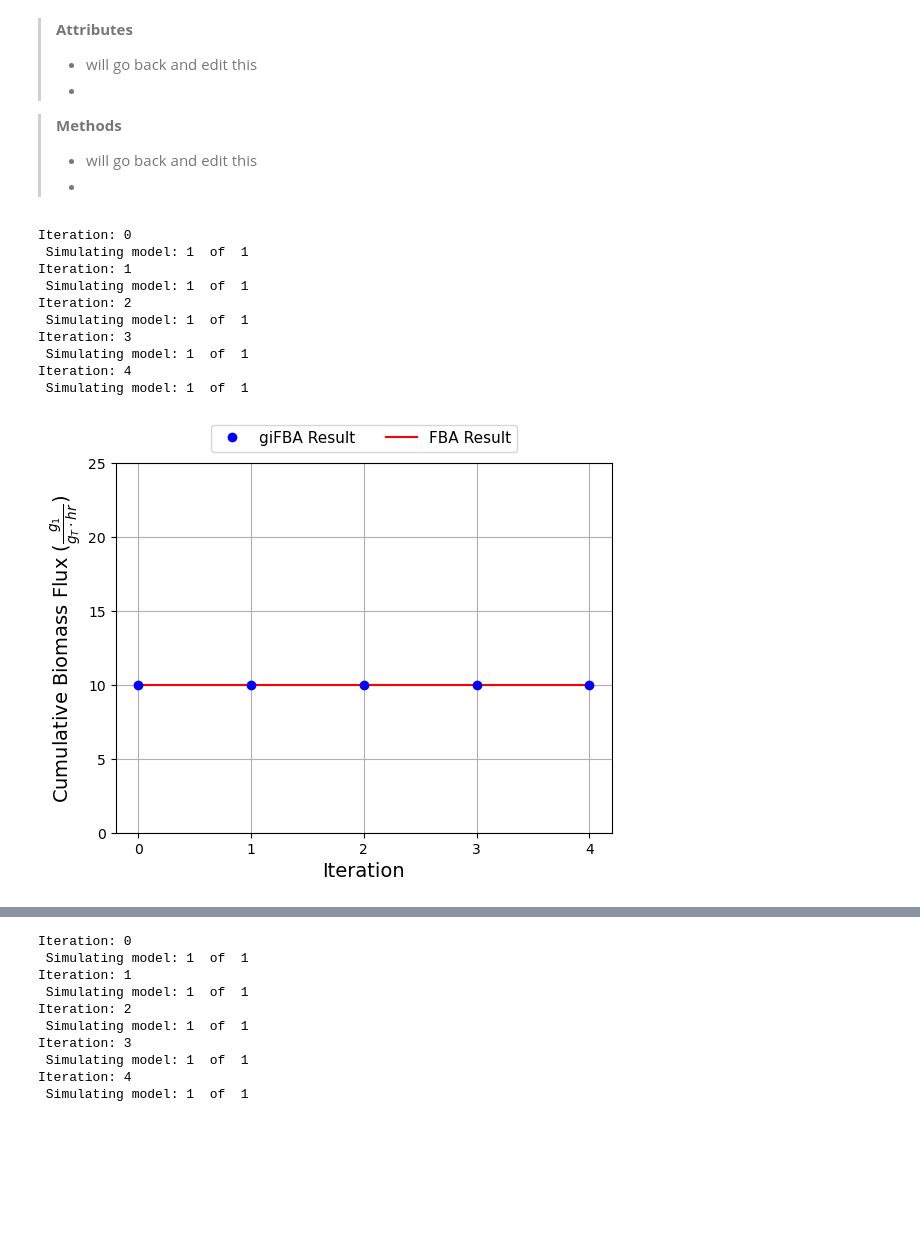
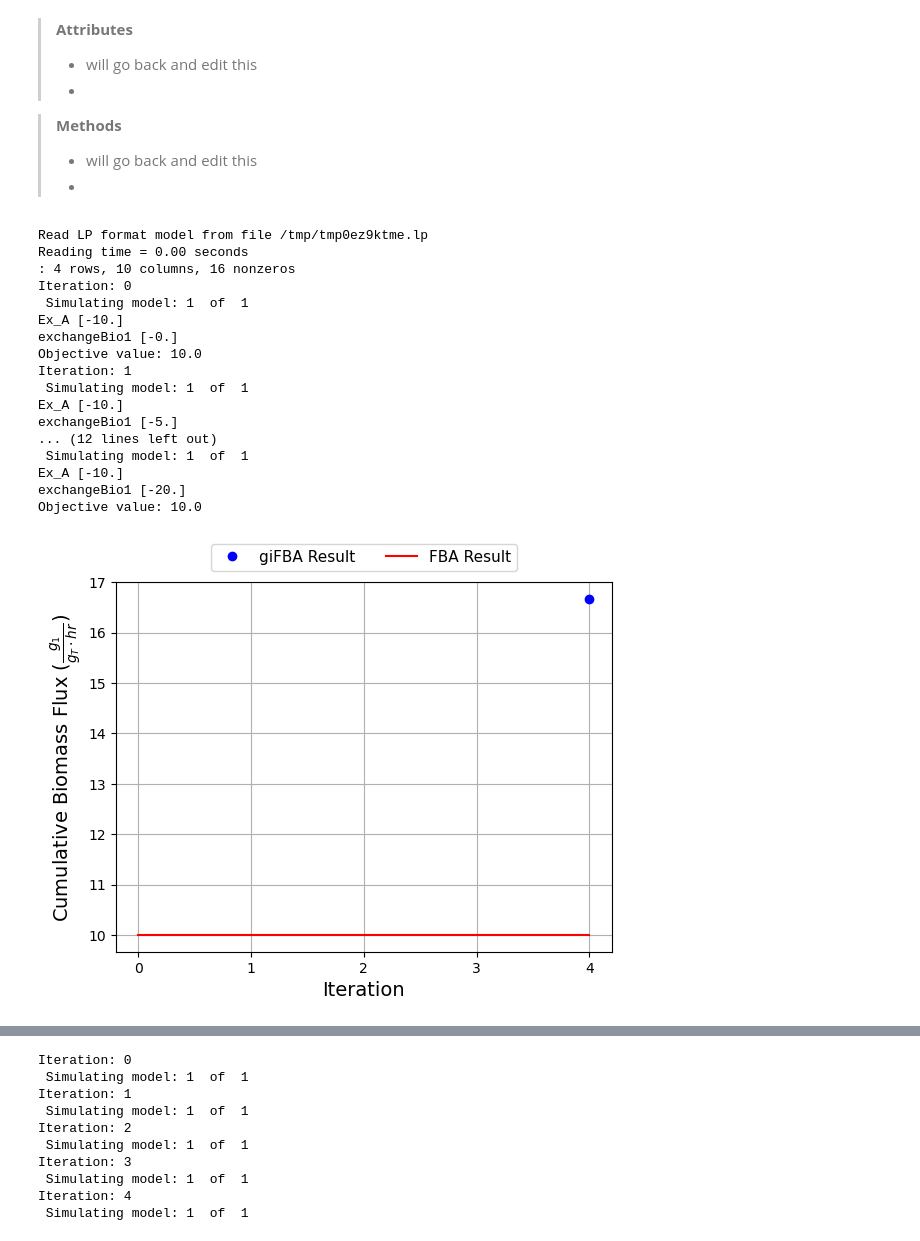
Before and after one commit to RSiegel03/giFBA, a Jupyter notebook: Examples/gifba_utilization.ipynb, the cells around one changed output, grey strips where cells are left out. Saved outputs shown, nothing was run; the diff lists cells and outputs as text; code cells hidden in the pictures; blank space fills up the shorter version.

```diff
--- a/Examples/gifba_utilization.ipynb
+++ b/Examples/gifba_utilization.ipynb
@@ -92,43 +95,50 @@ Community: Class representation for giFBA community model
 community = gifba.gifbaObject(model, media) # default relative abundance is "equal" or [1/n, ..., 1/n]
 
 # run iterations
-media_flux, org_flux = community.run_gifba(iters=5, method="pfba", early_stop=False, v=True)
+media_flux, org_flux = community.run_gifba(iters=5, method="pfba", flow = 0.5, early_stop=False, v=True)
 # %% [output]
+Read LP format model from file /tmp/tmp0ez9ktme.lp
+Reading time = 0.00 seconds
+: 4 rows, 10 columns, 16 nonzeros
 Iteration: 0
  Simulating model: 1  of  1
+Ex_A [-10.]
+exchangeBio1 [-0.]
+Objective value: 10.0
 Iteration: 1
  Simulating model: 1  of  1
-Iteration: 2
+Ex_A [-10.]
+exchangeBio1 [-5.]
+... (12 lines left out)
  Simulating model: 1  of  1
-Iteration: 3
- Simulating model: 1  of  1
-Iteration: 4
- Simulating model: 1  of  1
+Ex_A [-10.]
+exchangeBio1 [-20.]
+Objective value: 10.0
 # %%
 #plot model results
 import matplotlib.pyplot as plt
 import numpy as np
 
 bio1_gifba = np.cumsum(org_flux.loc[0, :]["exchangeBio1"])
 plt.plot(bio1_gifba, lw=0, marker="o", color="b", label="giFBA Result", zorder=3)
 
 # compared to cobrapy FBA
 for ex, flux in media.items():
 	model[0].exchanges.get_by_id(ex).lower_bound = flux
 bio1_fba = model[0].optimize().objective_value
 plt.plot([bio1_fba]*community.iters, color='r', label='FBA Result', zorder=2)
 
 axis_lab_size = 14
 plt.grid()
 plt.xlabel("Iteration", fontsize=axis_lab_size)
 plt.xticks(np.arange(0, community.iters, 1))
 plt.ylabel(r"Cumulative Biomass Flux ($\frac{g_1}{g_T \cdot hr}$)", fontsize=axis_lab_size)
-plt.ylim(0, 25)
+# plt.ylim(0, 25)
 plt.legend(fontsize=11, loc='upper center', bbox_to_anchor=(0.5, 1.125), ncol=2)
 
 plt.savefig("Results/giFBA_Simple/gifba_sim1a.svg", bbox_inches='tight')
 # %% [output]
-[figure, old version]
+[figure, new version]
 # %% [markdown]
 ## Simulation 1b: Single Organism with "Self" Cross-Feeding
 ![Sim 1b Diagram](Model_Diagrams/sim1b_diagram.png)
```
Also changed, not shown: parts of 5 cells of this notebook, 4 other files.
